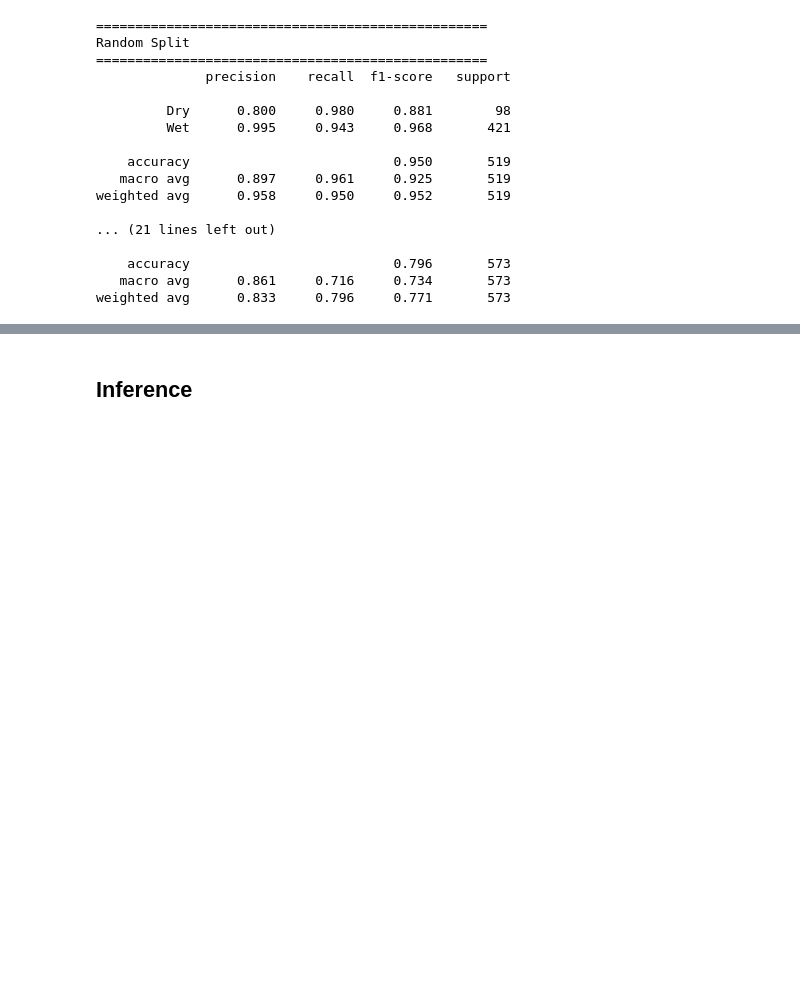
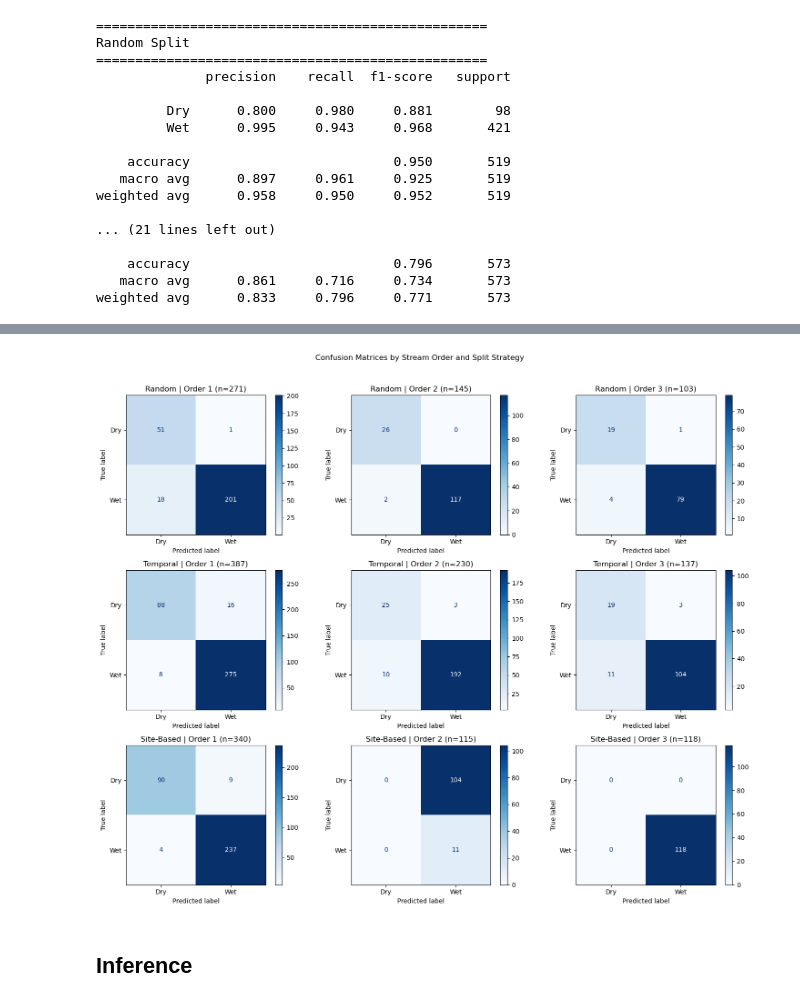
Before and after one commit to michaeltm365/saas-river-forecasting, a Jupyter notebook: lr/lr.ipynb, the cells around one changed output, grey strips where cells are left out. Saved outputs shown, nothing was run; the diff lists cells and outputs as text; code cells hidden in the pictures; blank space fills up the shorter version.

Commit message:
add stream order data

```diff
--- a/lr/lr.ipynb
+++ b/lr/lr.ipynb
@@ -155,8 +161,11 @@ def site_split(central_df):
 X_train, X_test, y_train, y_test = temporal_split(central_df)
 
 # Drop non-numerical, non-influential columns
-X_train = X_train.drop(['variable', 'NHDPlusID', 'SiteIDCode', 'Date'], axis=1)
-X_test = X_test.drop(['variable', 'NHDPlusID', 'SiteIDCode', 'Date'], axis=1)
+# Stream order columns excluded from training — reserved for post-hoc evaluation only
+_drop = ['variable', 'NHDPlusID', 'SiteIDCode', 'Date',
+         'StreamOrde', 'FCode', 'n_discharge', 'n_water_presence', 'has_data']
+X_train = X_train.drop(_drop, axis=1)
+X_test = X_test.drop(_drop, axis=1)
 # %%
 # Scale features for logistic regression
 scaler = StandardScaler()
@@ -276,7 +285,9 @@ plt.show()
 ## Comparison Across Split Strategies
 # %%
 # Train and evaluate Logistic Regression with each split strategy
-drop_cols = ['variable', 'NHDPlusID', 'SiteIDCode', 'Date']
+# Stream order columns excluded from features — saved separately for post-hoc evaluation
+drop_cols = ['variable', 'NHDPlusID', 'SiteIDCode', 'Date',
+             'StreamOrde', 'FCode', 'n_discharge', 'n_water_presence', 'has_data']
 splits = {
     'Random': random_split(central_df),
     'Temporal': temporal_split(central_df),
@@ -284,11 +295,14 @@ splits = {
 }
 
 split_data = {}
+split_orders = {}  # test-set stream orders per split, for post-hoc evaluation
 results = []
 
 for name, (X_tr, X_te, y_tr, y_te) in splits.items():
-    X_tr = X_tr.drop(drop_cols, axis=1)
-    X_te = X_te.drop(drop_cols, axis=1)
+    orders_te = X_te['StreamOrde'].values  # save before dropping
+
+    X_tr = X_tr.drop(drop_cols, axis=1, errors='ignore')
+    X_te = X_te.drop(drop_cols, axis=1, errors='ignore')
 
     # Scale
     scaler_split = StandardScaler()
@@ -307,6 +321,7 @@ for name, (X_tr, X_te, y_tr, y_te) in splits.items():
     y_pred = model.predict(X_te_scaled)
 
     split_data[name] = (y_te, y_pred)
+    split_orders[name] = orders_te
     results.append({
         'Split': name,
         'Accuracy': accuracy_score(y_te, y_pred),
@@ -362,3 +425,30 @@ weighted avg      0.833     0.796     0.771       573
+# %%
+order_values = [1, 2, 3]
+n_splits = len(split_data)
+n_orders = len(order_values)
+
+fig, axes = plt.subplots(n_splits, n_orders, figsize=(5 * n_orders, 4 * n_splits))
+
+for row_idx, (split_name, (y_te, y_pred)) in enumerate(split_data.items()):
+    orders = split_orders[split_name]
+    for col_idx, order in enumerate(order_values):
+        ax = axes[row_idx][col_idx]
+        mask = orders == order
+        if mask.sum() == 0:
+            ax.set_visible(False)
+            continue
+        yt = np.array(y_te)[mask]
+        yp = y_pred[mask]
+        cm = confusion_matrix(yt, yp, labels=[0, 1])
+        disp = ConfusionMatrixDisplay(confusion_matrix=cm, display_labels=['Dry', 'Wet'])
+        disp.plot(cmap='Blues', values_format='d', ax=ax)
+        ax.set_title(f'{split_name} | Order {order} (n={mask.sum()})')
+
+plt.suptitle('Confusion Matrices by Stream Order and Split Strategy', y=1.02)
+plt.tight_layout()
+plt.show()
+# %% [output]
+[figure, added]
 # %% [markdown]
 ## Inference
 # %%
```
Also changed, not shown: parts of 5 cells of this notebook, 5 other files.
